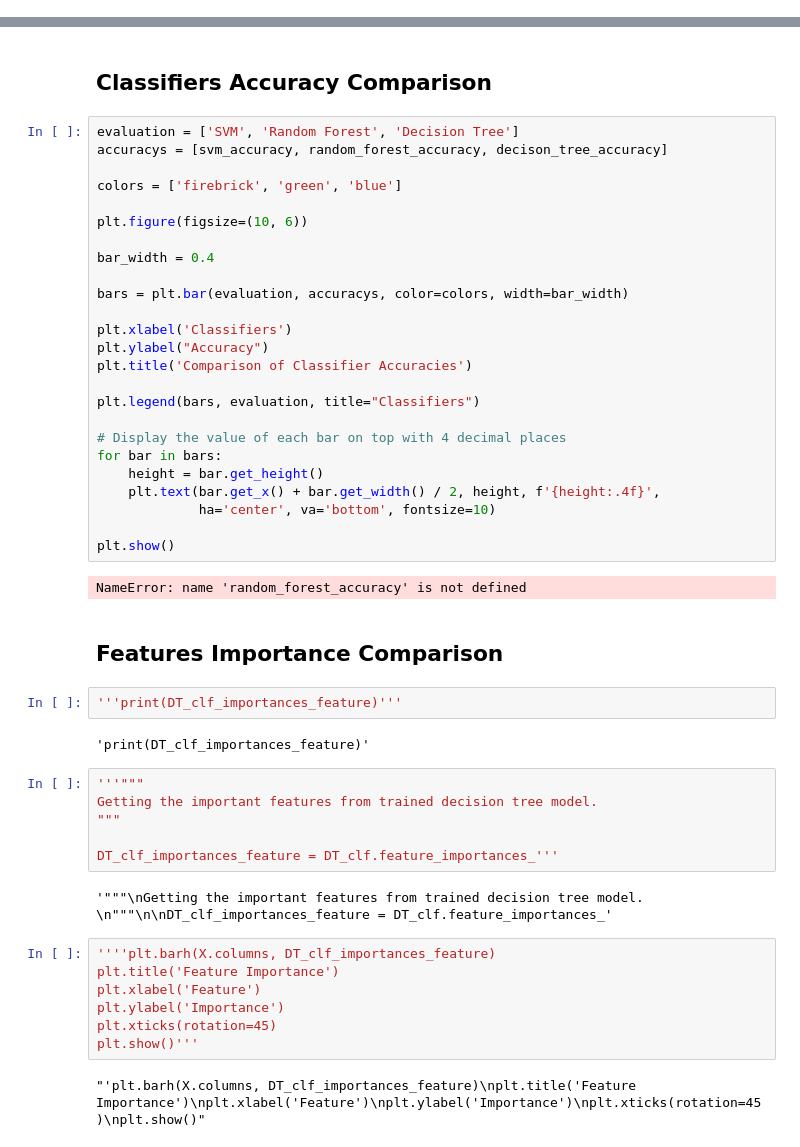
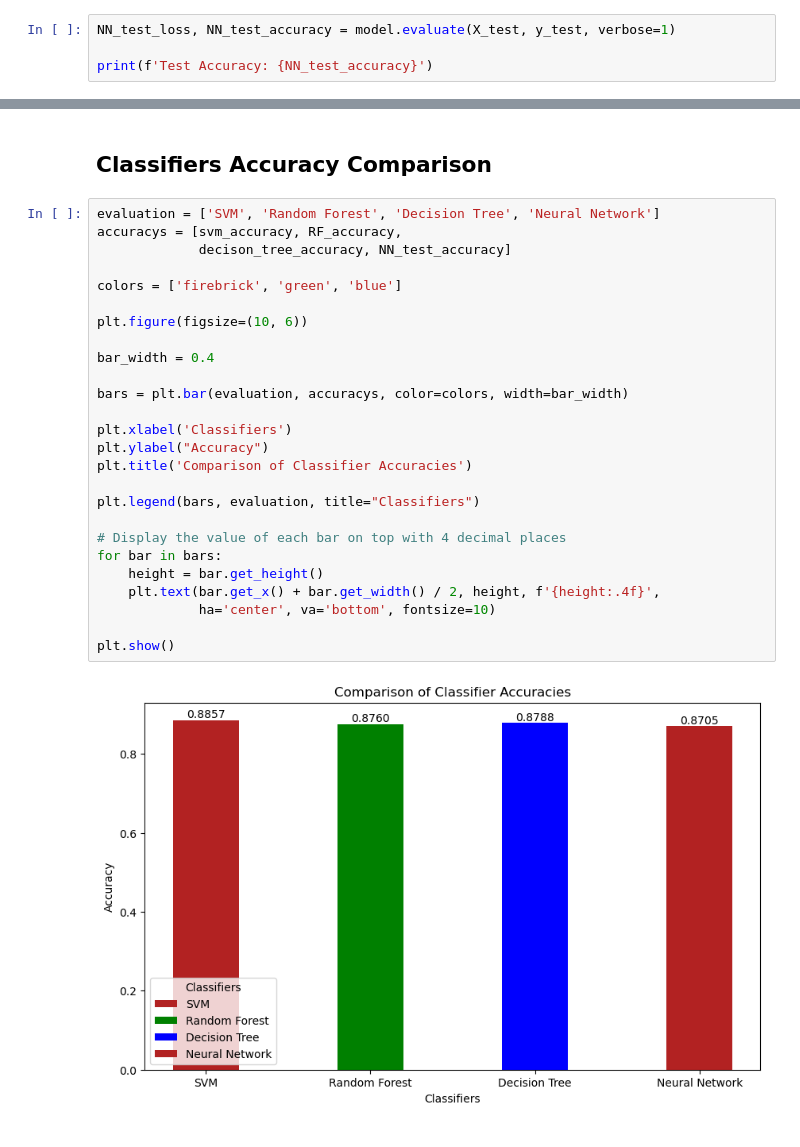
Before and after one commit to Kovarthanan07/INM701_Coursework, a Jupyter notebook: students_dropout_prediction.ipynb, the cells around one changed output, grey strips where cells are left out. Saved outputs shown, nothing was run; the diff lists cells and outputs as text.

Commit message:
Neural Networks

```diff
--- a/students_dropout_prediction.ipynb
+++ b/students_dropout_prediction.ipynb
@@ -1121,0 +1229,4 @@ SVM_CM_plot.savefig("SVM_Confusion_Matrix.png")
+# %%
+NN_test_loss, NN_test_accuracy = model.evaluate(X_test, y_test, verbose=1)
+
+print(f'Test Accuracy: {NN_test_accuracy}')
@@ -1122,52 +1236,30 @@ SVM_CM_plot.savefig("SVM_Confusion_Matrix.png")
 # %% [markdown]
 ## Classifiers Accuracy Comparison
 # %%
-evaluation = ['SVM', 'Random Forest', 'Decision Tree']
-accuracys = [svm_accuracy, random_forest_accuracy, decison_tree_accuracy]
+evaluation = ['SVM', 'Random Forest', 'Decision Tree', 'Neural Network']
+accuracys = [svm_accuracy, RF_accuracy,
+             decison_tree_accuracy, NN_test_accuracy]
 
 colors = ['firebrick', 'green', 'blue']
 
 plt.figure(figsize=(10, 6))
 
 bar_width = 0.4
 
 bars = plt.bar(evaluation, accuracys, color=colors, width=bar_width)
 
 plt.xlabel('Classifiers')
 plt.ylabel("Accuracy")
 plt.title('Comparison of Classifier Accuracies')
 
 plt.legend(bars, evaluation, title="Classifiers")
 
 # Display the value of each bar on top with 4 decimal places
 for bar in bars:
     height = bar.get_height()
     plt.text(bar.get_x() + bar.get_width() / 2, height, f'{height:.4f}',
              ha='center', va='bottom', fontsize=10)
 
 plt.show()
 # %% [output]
-NameError: name 'random_forest_accuracy' is not defined
+[figure, added]
-# %% [markdown]
-## Features Importance Comparison
-# %%
-'''print(DT_clf_importances_feature)'''
-# %% [output]
-'print(DT_clf_importances_feature)'
-# %%
-'''"""
-Getting the important features from trained decision tree model.
-"""
-
-DT_clf_importances_feature = DT_clf.feature_importances_'''
-# %% [output]
-'"""\nGetting the important features from trained decision tree model. \n"""\n\nDT_clf_importances_feature = DT_clf.feature_importances_'
-# %%
-''''plt.barh(X.columns, DT_clf_importances_feature)
-plt.title('Feature Importance')
-plt.xlabel('Feature')
-plt.ylabel('Importance')
-plt.xticks(rotation=45)
-plt.show()'''
-# %% [output]
-"'plt.barh(X.columns, DT_clf_importances_feature)\nplt.title('Feature Importance')\nplt.xlabel('Feature')\nplt.ylabel('Importance')\nplt.xticks(rotation=45)\nplt.show()"
```
Also changed, not shown: parts of 19 cells of this notebook, 23 other files.
